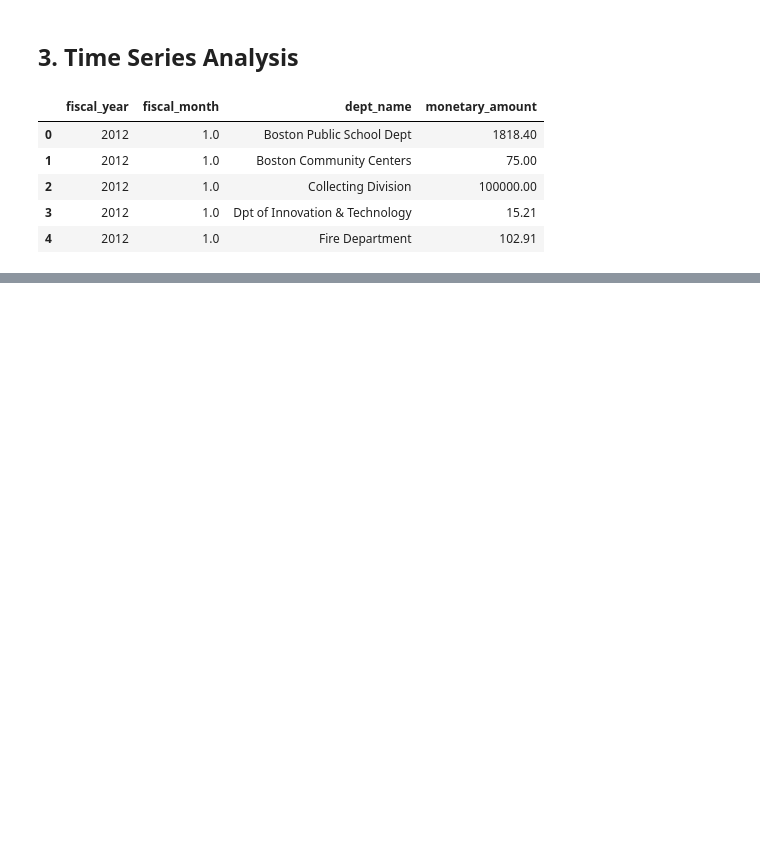
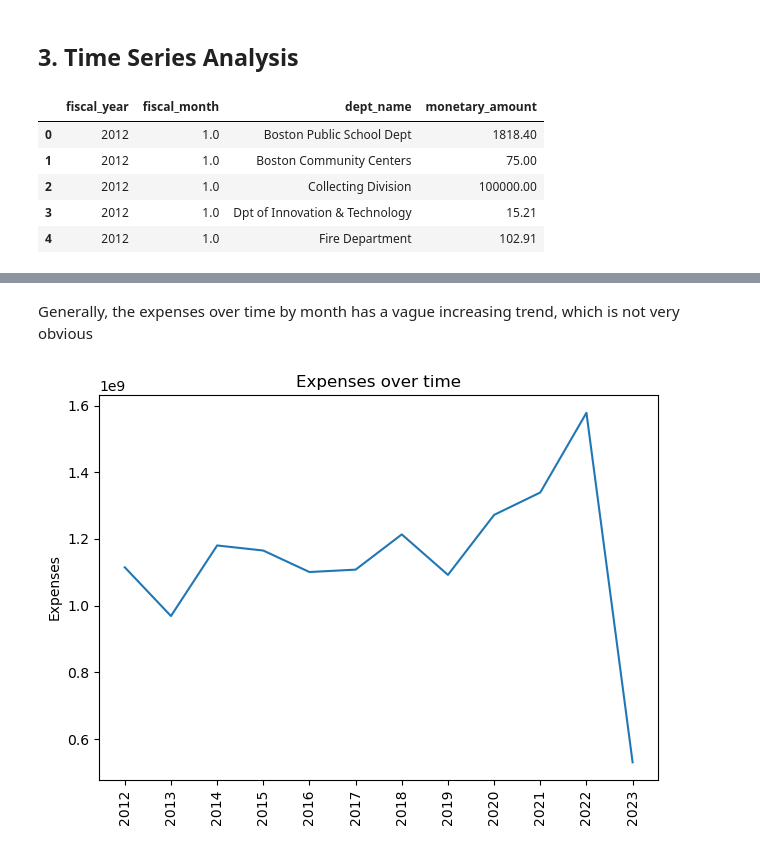
Before and after one commit to BU-Spark/ds-boston-city-budget, a Jupyter notebook: fa23-team-e/Extension Project.ipynb, the cells around one changed output, grey strips where cells are left out. Drawn from its saved outputs; the diff is of its cells as text; code cells hidden in the pictures; blank space fills up the shorter version.

```diff
--- a/fa23-team-e/Extension Project.ipynb
+++ b/fa23-team-e/Extension Project.ipynb
@@ -207,0 +235,15 @@ all_budget_df.head()
+# %% [markdown]
+Generally, the expenses over time by month has a vague increasing trend, which is not very obvious
+# %%
+total_expenses_by_year = all_budget_df.groupby(['fiscal_year'])['monetary_amount'].sum().reset_index()
+import matplotlib.pyplot as plt
+
+plt.plot(total_expenses_by_year['monetary_amount'])
+plt.xticks(ticks=range(0, len(total_expenses_by_year['fiscal_year']), 1),
+           labels=total_expenses_by_year['fiscal_year'][::1], rotation=90)
+plt.ylabel('Expenses')
+plt.title('Expenses over time')
+plt.tight_layout()
+plt.show()
+# %% [output]
+[figure, added]
```
Also changed, not shown: parts of 12 cells of this notebook.
